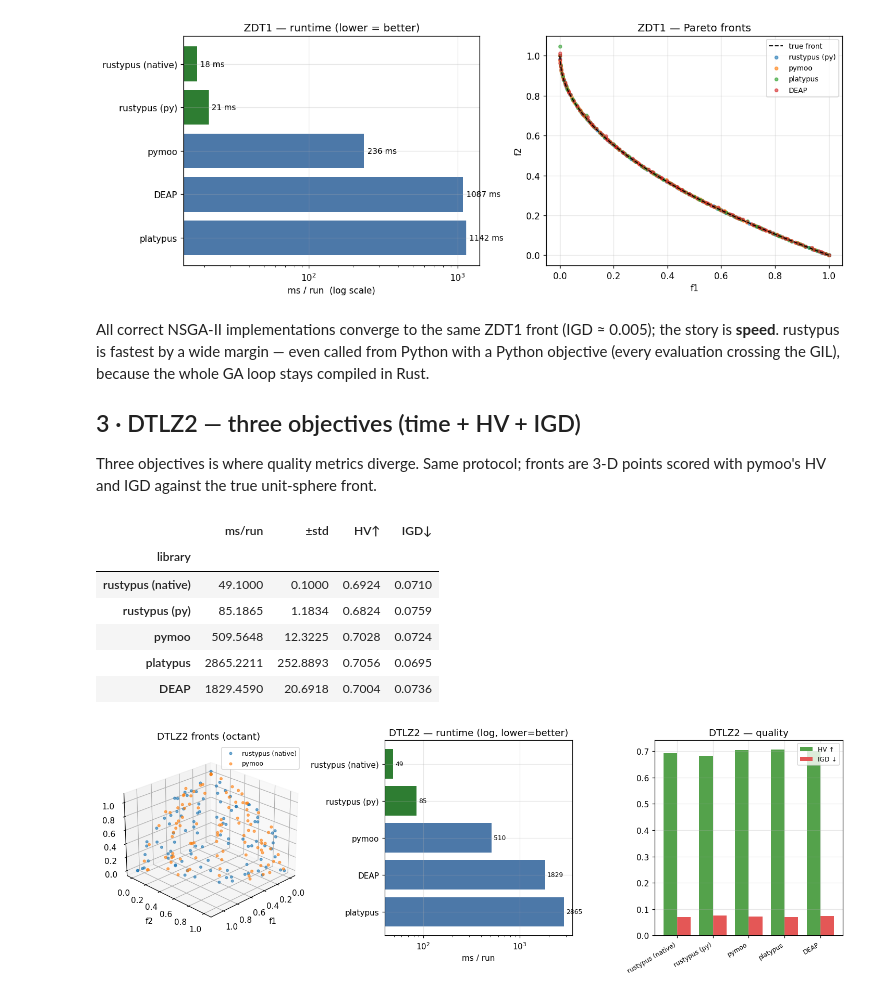
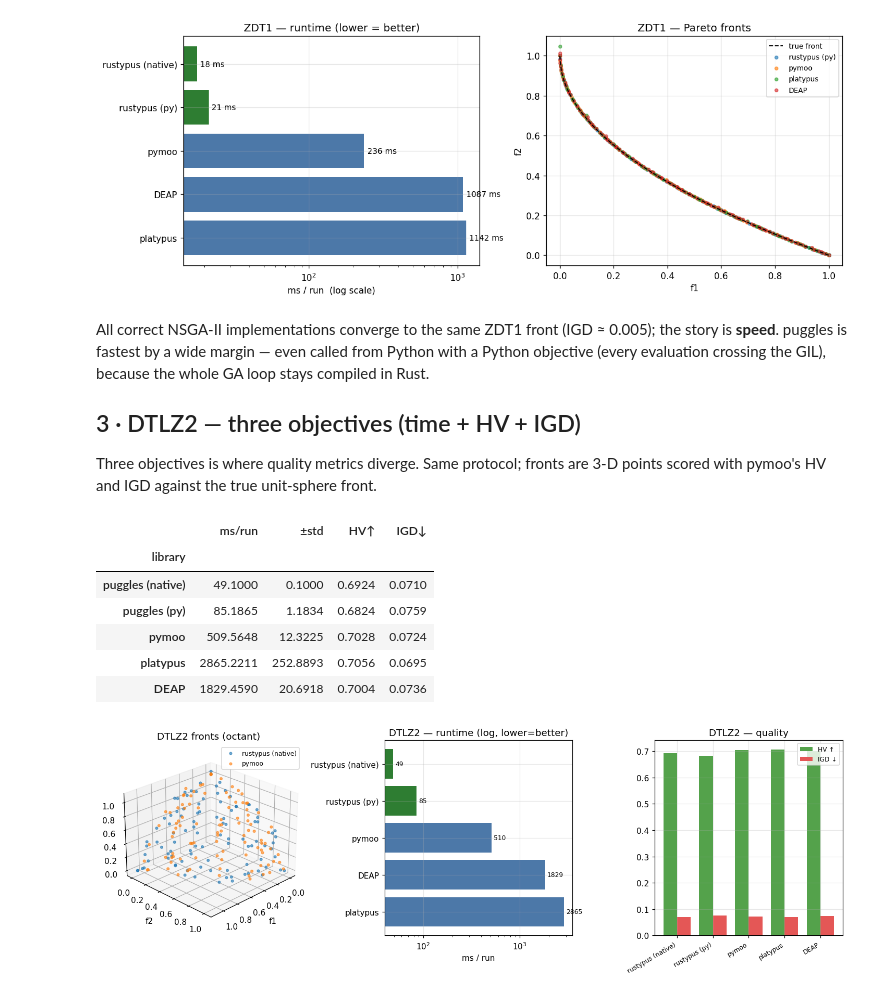
Before and after one commit to Entropy314/puggles, a Jupyter notebook: sandbox/benchmarks.ipynb, the cells around one changed output. Drawn from its saved outputs; the diff is of its cells as text; code cells hidden in the pictures.

```diff
--- a/sandbox/benchmarks.ipynb
+++ b/sandbox/benchmarks.ipynb
@@ -104,8 +104,8 @@ Each `solve_*` runs one optimization and returns its Pareto front as a list of `
 the harness times it and scores IGD over `RUNS` repeats. The native-Rust row is obtained by running
 the compiled example and parsing its reported time + IGD.
 # %%
-def solve_zdt1_rustypus():
-    import rustypus as rp
+def solve_zdt1_puggles():
+    import puggles as rp
     p = rp.Problem(solution_length=NZ, number_of_objectives=2,
                    solution_data_types=[rp.Real(0., 1.)] * NZ,
                    objective_function=lambda x: zdt1(x), direction=[-1, -1])
@@ -158,15 +158,15 @@ def solve_zdt1_deap():
 def native_zdt1():
     out = subprocess.run(["cargo", "run", "--release", "--example", "bench_zdt1"],
                          cwd=HERE, capture_output=True, text=True).stdout
-    m = re.search(r"rustypus \(sequential\)\s+([\d.]+)\s+[\d.]+\s+([\d.]+)", out)
+    m = re.search(r"puggles \(sequential\)\s+([\d.]+)\s+[\d.]+\s+([\d.]+)", out)
     return (float(m.group(1)), float(m.group(2))) if m else (float("nan"), float("nan"))
 # %%
-zdt1_solvers = {"rustypus (py)": solve_zdt1_rustypus, "pymoo": solve_zdt1_pymoo,
+zdt1_solvers = {"puggles (py)": solve_zdt1_puggles, "pymoo": solve_zdt1_pymoo,
                 "platypus": solve_zdt1_platypus, "DEAP": solve_zdt1_deap}
 zrows, zfronts = [], {}
 
 nms, nig = native_zdt1()
-zrows.append(("rustypus (native)", nms, 0.0, nig))
+zrows.append(("puggles (native)", nms, 0.0, nig))
 
 for name, solve in zdt1_solvers.items():
     ts, igs, front = [], [], []
@@ -208,7 +208,7 @@ plt.tight_layout(); plt.show()
 [figure]
 # %% [markdown]
 All correct NSGA-II implementations converge to the same ZDT1 front (IGD ≈ 0.005); the story is
-**speed**. rustypus is fastest by a wide margin — even called from Python with a Python objective
+**speed**. puggles is fastest by a wide margin — even called from Python with a Python objective
 (every evaluation crossing the GIL), because the whole GA loop stays compiled in Rust.
 
 ## 3 · DTLZ2 — three objectives (time + HV + IGD)
@@ -216,8 +216,8 @@ All correct NSGA-II implementations converge to the same ZDT1 front (IGD ≈ 0.0
 Three objectives is where quality metrics diverge. Same protocol; fronts are 3-D points scored with
 pymoo's HV and IGD against the true unit-sphere front.
 # %%
-def solve_dtlz2_rustypus():
-    import rustypus as rp
+def solve_dtlz2_puggles():
+    import puggles as rp
     p = rp.Problem(solution_length=ND, number_of_objectives=MD,
                    solution_data_types=[rp.Real(0., 1.)] * ND,
                    objective_function=lambda x: dtlz2(x), direction=[-1] * MD)
@@ -284,29 +284,29 @@ def native_dtlz2():
         elif p[0] == "PT": front.append([float(p[1]), float(p[2]), float(p[3])])
     return ms, st, front
 # %%
-dtlz2_solvers = {"rustypus (py)": solve_dtlz2_rustypus, "pymoo": solve_dtlz2_pymoo,
+dtlz2_solvers = {"puggles (py)": solve_dtlz2_puggles, "pymoo": solve_dtlz2_pymoo,
                  "platypus": solve_dtlz2_platypus, "DEAP": solve_dtlz2_deap}
 drows, dfronts = [], {}
 
 nms, nst, nfront = native_dtlz2()
 nhv, nig = score_dtlz2(nfront)
-drows.append(("rustypus (native)", nms, nst, nhv, nig)); dfronts["rustypus (native)"] = nfront
+drows.append(("puggles (native)", nms, nst, nhv, nig)); dfronts["puggles (native)"] = nfront
 
 for name, solve in dtlz2_solvers.items():
     ts, hvs, igs, front = [], [], [], []
     for _ in range(RUNS):
         t0 = time.perf_counter(); front = solve(); ts.append((time.perf_counter() - t0) * 1000)
         hv, ig = score_dtlz2(front); hvs.append(hv); igs.append(ig)
     mt, st = stats(ts)
     drows.append((name, mt, st, float(np.mean(hvs)), float(np.mean(igs)))); dfronts[name] = front
 
 ddf = pd.DataFrame(drows, columns=["library", "ms/run", "±std", "HV↑", "IGD↓"]).set_index("library")
 ddf.round(4)
 # %% [output]
 |  | ms/run | ±std | HV↑ | IGD↓ |
 | library |  |  |  |  |
-| rustypus (native) | 49.1000 | 0.1000 | 0.6924 | 0.0710 |
-| rustypus (py) | 85.1865 | 1.1834 | 0.6824 | 0.0759 |
+| puggles (native) | 49.1000 | 0.1000 | 0.6924 | 0.0710 |
+| puggles (py) | 85.1865 | 1.1834 | 0.6824 | 0.0759 |
 | pymoo | 509.5648 | 12.3225 | 0.7028 | 0.0724 |
 | platypus | 2865.2211 | 252.8893 | 0.7056 | 0.0695 |
 | DEAP | 1829.4590 | 20.6918 | 0.7004 | 0.0736 |
```
Also changed, not shown: parts of 18 cells of this notebook, 37 other files.
